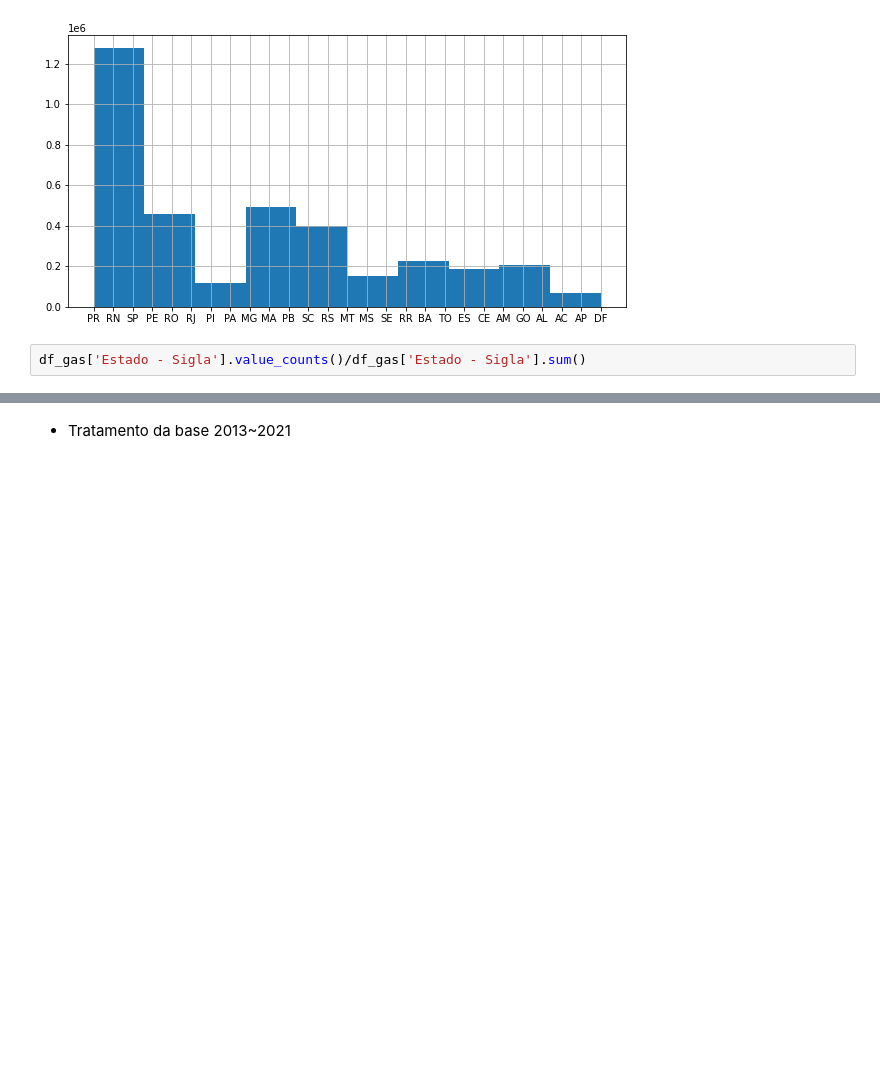
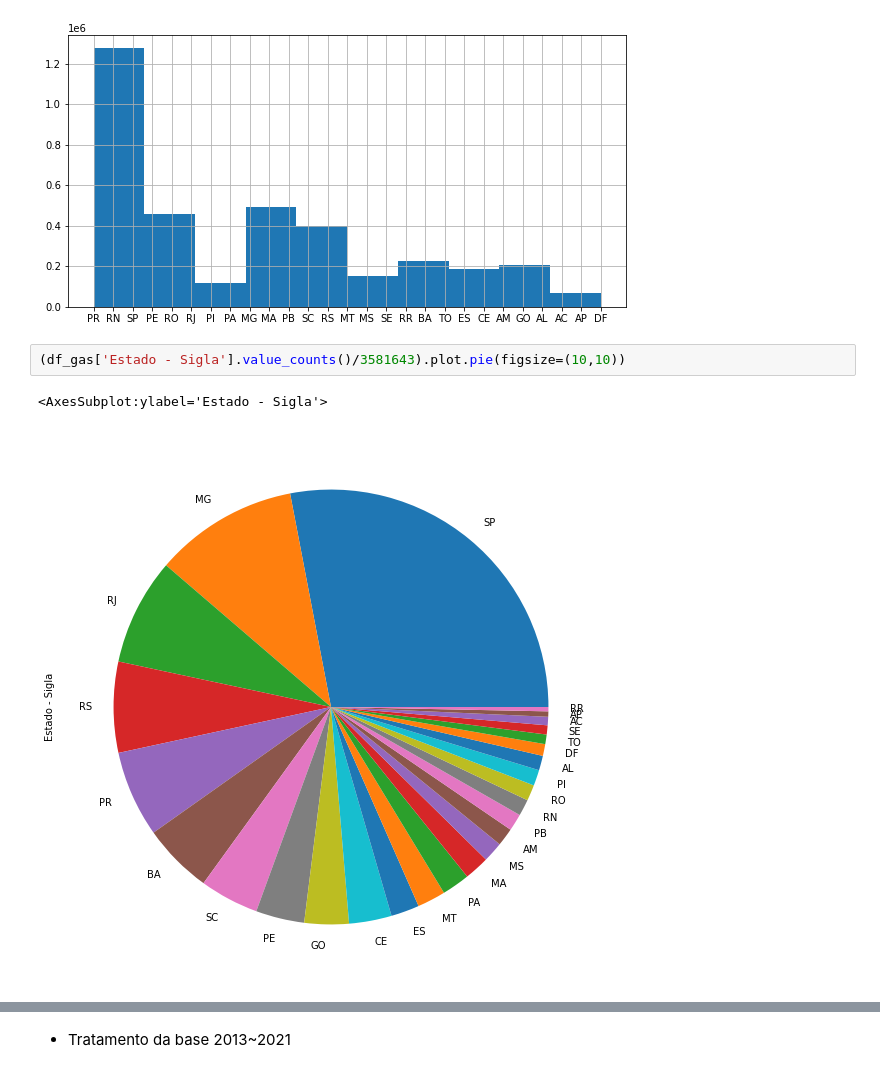
Before and after one commit to ednaelxd/residencia, a Jupyter notebook: desenvolvimento.ipynb, the cells around one changed output, grey strips where cells are left out. Drawn from its saved outputs; the diff is of its cells as text; blank space fills up the shorter version.

```diff
--- a/desenvolvimento.ipynb
+++ b/desenvolvimento.ipynb
@@ -127,6 +128,9 @@ df_gas['Estado - Sigla'].hist(figsize=(10,5))
 # %% [output]
 <AxesSubplot:>
 [figure]
-# %%
-df_gas['Estado - Sigla'].value_counts()/df_gas['Estado - Sigla'].sum()
+# %%
+(df_gas['Estado - Sigla'].value_counts()/3581643).plot.pie(figsize=(10,10))
+# %% [output]
+<AxesSubplot:ylabel='Estado - Sigla'>
+[figure, added]
 # %%
```
Also changed, not shown: parts of 13 cells of this notebook.
